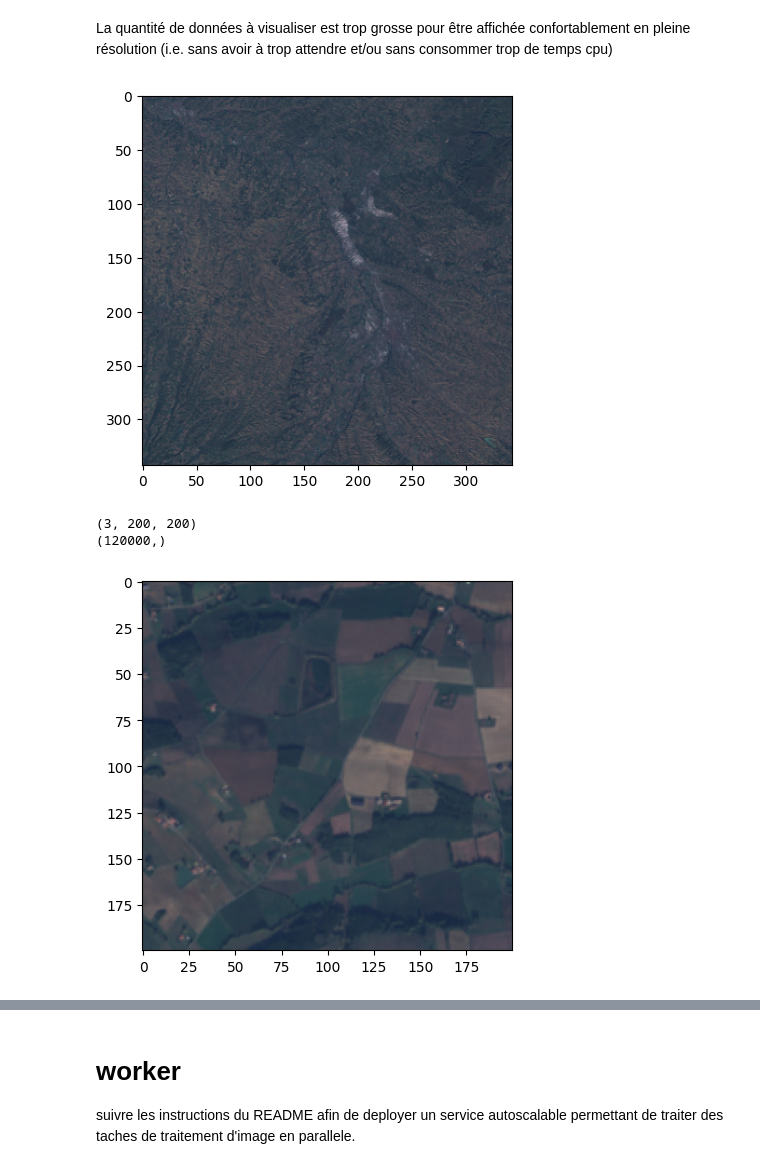
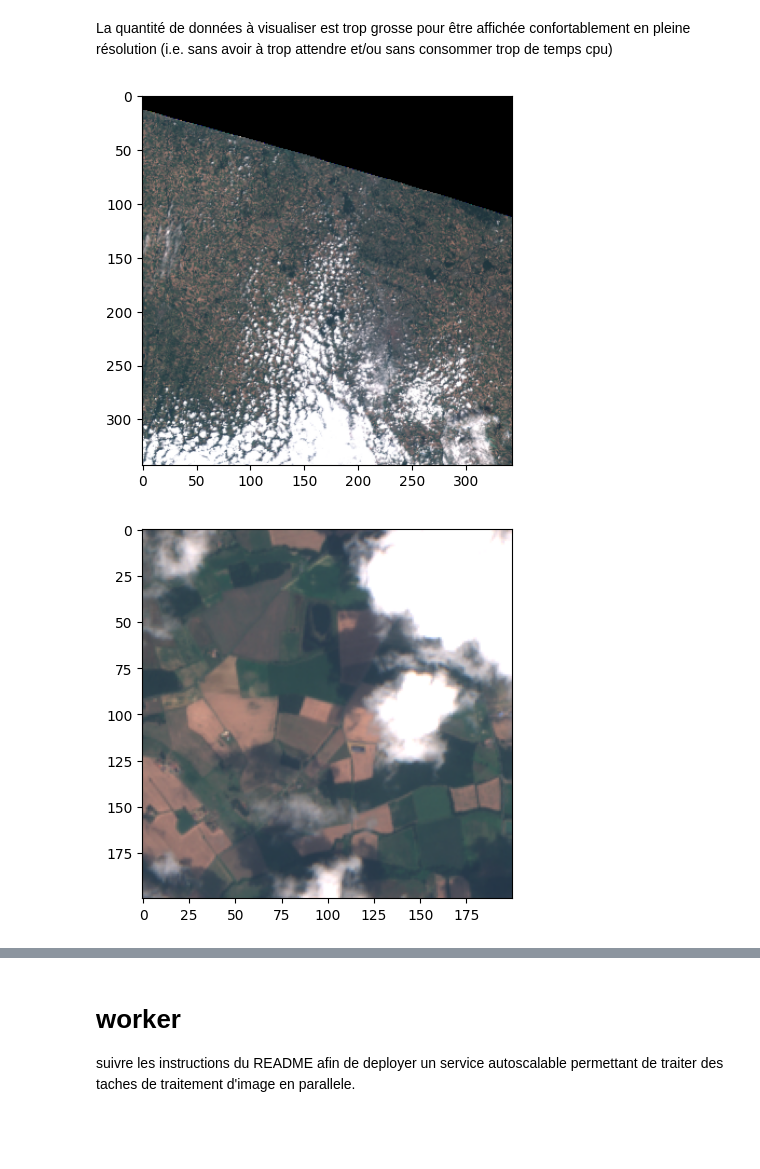
Before and after one commit to tbonfort/be-big-data, a Jupyter notebook: be.ipynb, the cells around one changed output, grey strips where cells are left out. Drawn from its saved outputs; the diff is of its cells as text; code cells hidden in the pictures; blank space fills up the shorter version.

```diff
--- a/be.ipynb
+++ b/be.ipynb
@@ -23,7 +21,7 @@ Inspecter la liste des tuiles S2 disponibles:
 et selectionner une tuile pour faire quelques visualisations (choisir une tuile plutot grosse afin
 de ne pas tomber sur une tuile completement nuageuse ou partiellement couverte).
 # %%
-s2_tile='gs://tb-be-bigdata/t31tcj/T31TCJ_20231126T105309_TCI.tif'
+s2_tile='gs://tb-be-bigdata/t31tcj/T31TCJ_20230709T104629_TCI.tif'
 
 with rio.open(s2_tile) as st:
     print(f'size = {st.width}x{st.height} pixels')
@@ -45,20 +43,15 @@ with rio.open(s2_tile) as st:
     ovr = st.read(out_shape=(3,st.height//32,st.width//32))
     rp.show(ovr)
 # %% [output]
-[figure, old version]
+[figure, new version]
 # %%
 #affichons un extrait de 200x200px en pleine resolution
 # https://rasterio.readthedocs.io/en/stable/api/rasterio.windows.html#rasterio.windows.Window
 with rio.open(s2_tile) as st:
     extract = st.read(window=Window(5000,5000,200,200), out_shape=(3,200,200))
-    print (extract.shape)
-    e=extract.flatten()
-    print (e.shape)
     rp.show(extract)
 # %% [output]
-(3, 200, 200)
-(120000,)
-[figure, old version]
+[figure, new version]
 # %%
 # affichons un extrait de 200x200px autour du centre de toulouse (longitude=1.4395871 latitude=43.5943521)
 # https://pyproj4.github.io/pyproj/stable/examples.html#transformations-from-crs-to-crs
```
Also changed, not shown: parts of 7 cells of this notebook.
